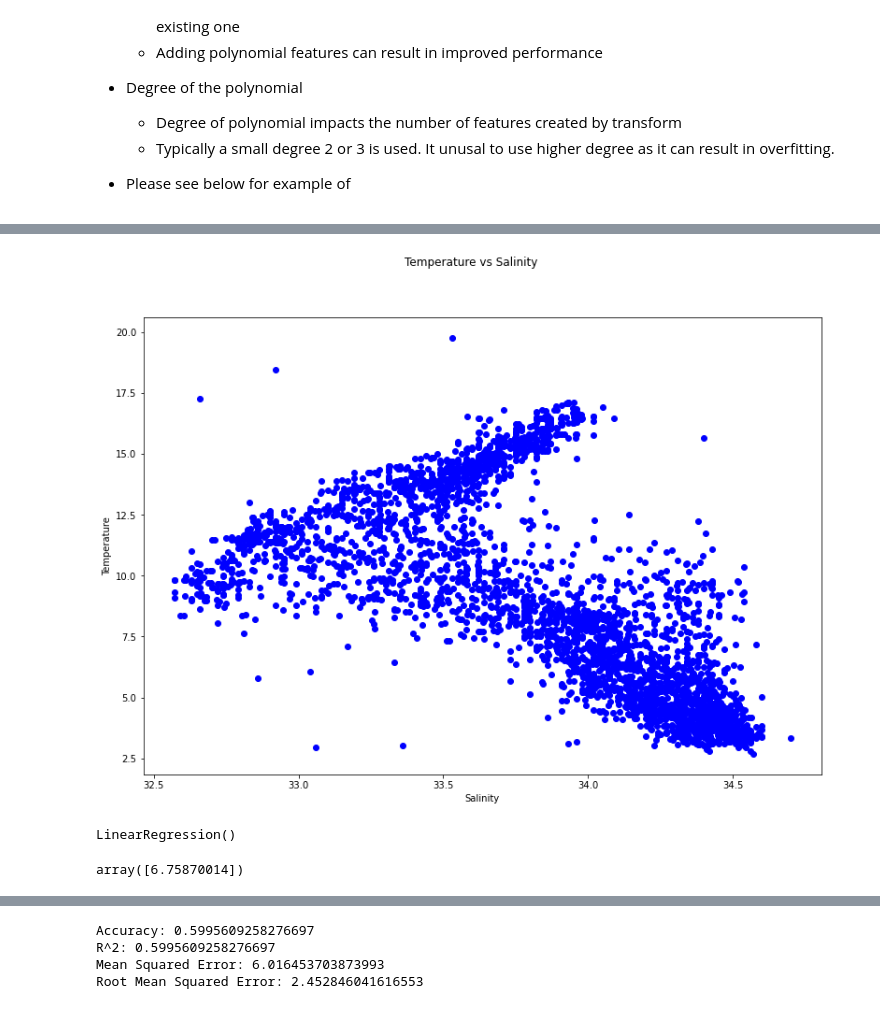
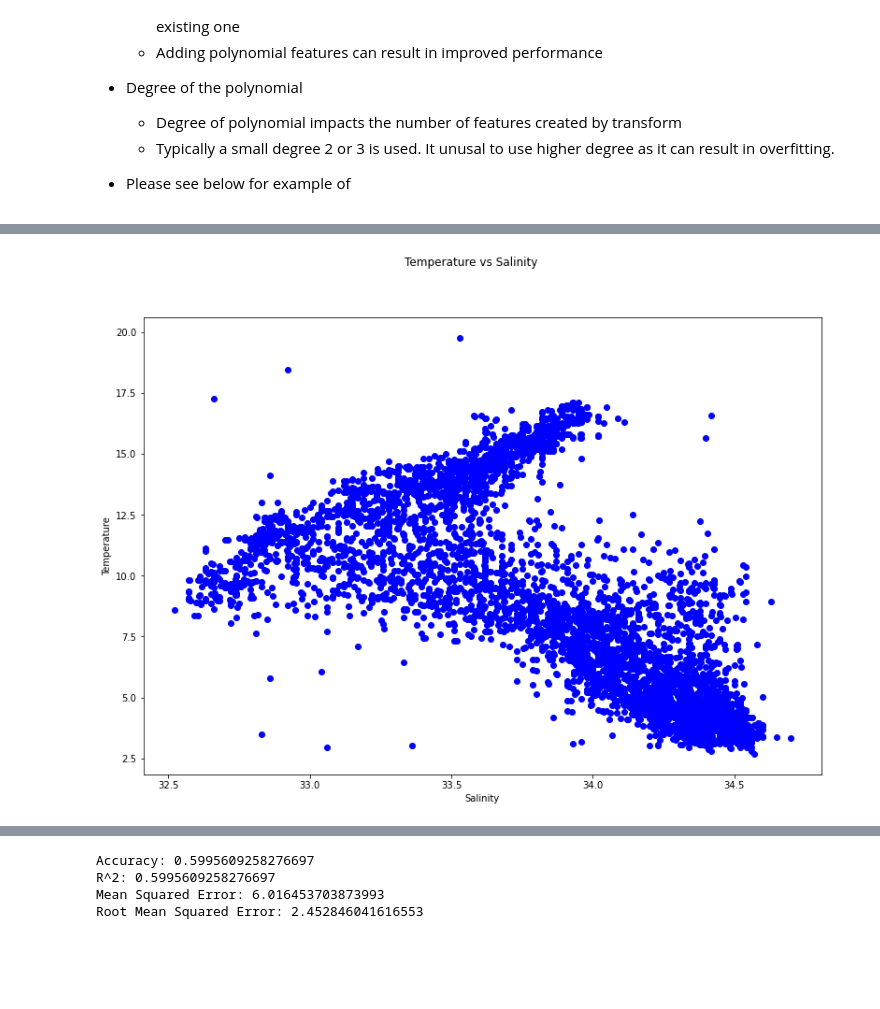
Before and after one commit to rooplaxmidesai/homework, a Jupyter notebook: week_13/week13_homework.ipynb, the cells around one changed output, grey strips where cells are left out. Saved outputs shown, nothing was run; the diff lists cells and outputs as text; code cells hidden in the pictures; blank space fills up the shorter version.

```diff
--- a/week_13/week13_homework.ipynb
+++ b/week_13/week13_homework.ipynb
@@ -393,33 +399,13 @@ Degree: 5 Features: (3, 6)
 # %%
 plt.figure(figsize=(13,9))
 #using the train and test data created using train_test_split
-plt.scatter(X_train,y_train,color='blue')
+#plt.scatter(X_train,y_train,color='blue')
 
-#Without using split
-#plt.scatter(X_salinity,y_temp,color='blue')
+#Without using train and test data
+plt.scatter(X_salinity,y_temp,color='blue')
 plt.suptitle("Temperature vs Salinity")
 plt.xlabel("Salinity")
 plt.ylabel("Temperature")
 plt.show()
 # %% [output]
-[figure, old version]
+[figure, new version]
-# %%
-poly_reg = PolynomialFeatures(degree=3)
-linreg = LinearRegression()
-
-#using the train and test data created using train_test_split
-#X_poly = poly_reg.fit_transform(X_train)
-#poly_reg.fit(X_poly,y_train)
-#linreg.fit(X_poly,y_train)
-
-#Without using split
-X_poly = poly_reg.fit_transform(X_salinity)
-poly_reg.fit(X_poly,y_temp)
-linreg.fit(X_poly,y_temp)
-# %% [output]
-LinearRegression()
-# %%
-prediction_temp_poly = linreg.predict(poly_reg.fit_transform([[32.546]]))
-prediction_temp_poly
-# %% [output]
-array([6.75870014])
```
Also changed, not shown: parts of 15 cells of this notebook.
